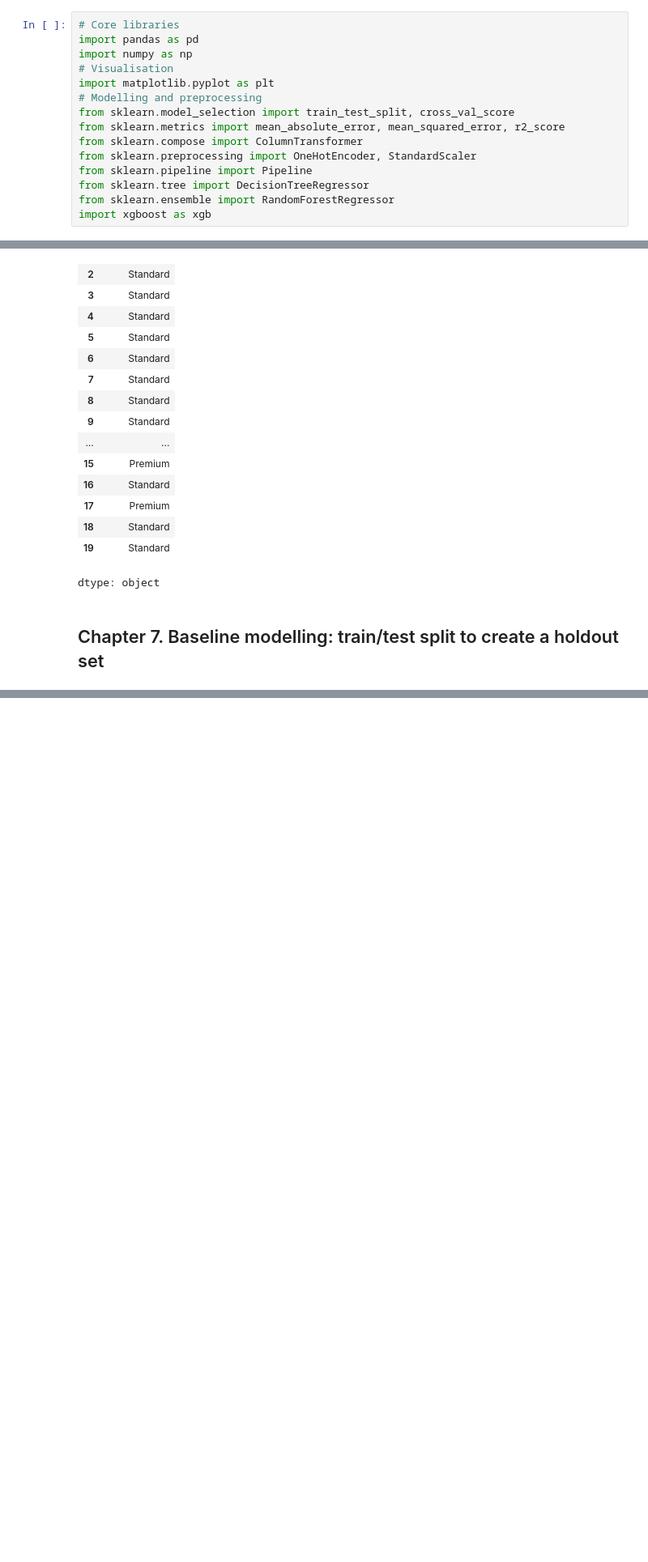
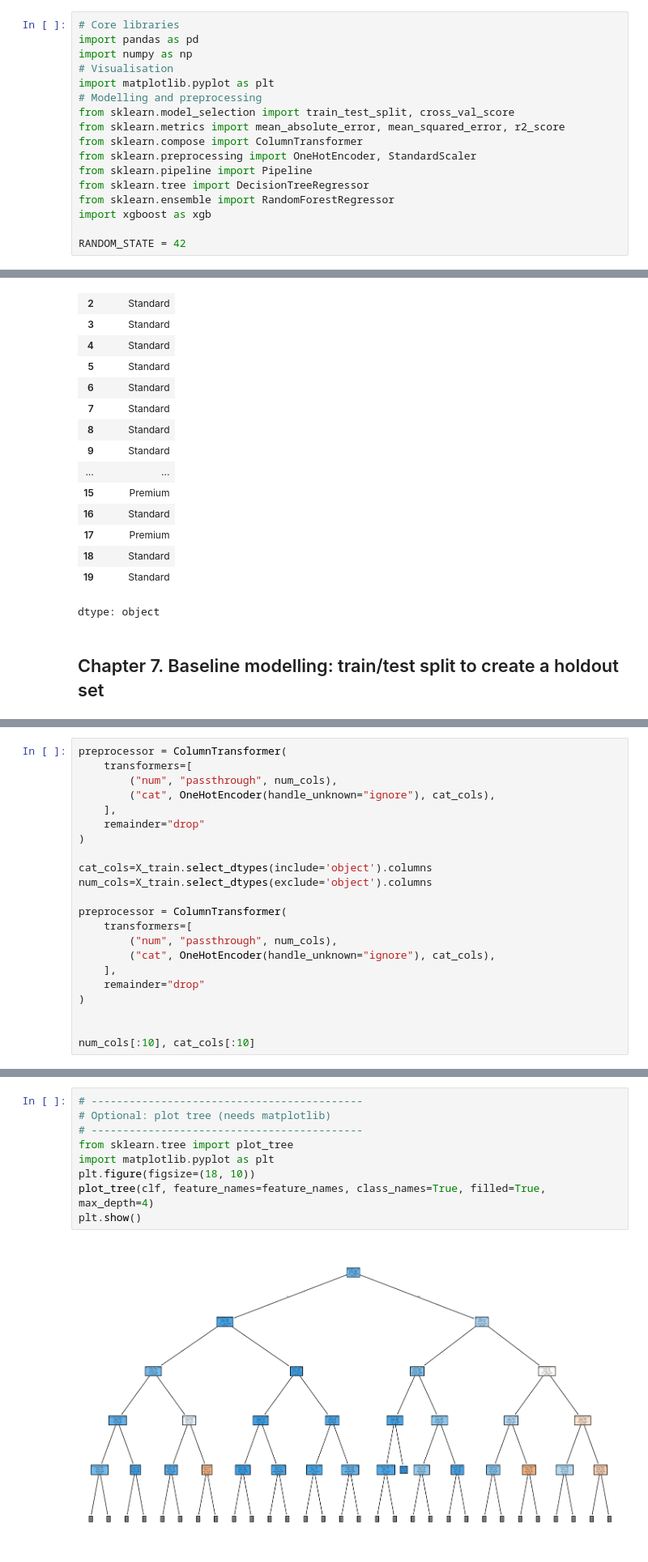
Before and after one commit to alpie13-blip/ADALL_github, a Jupyter notebook: ADALL/4641601C_ADALL_Project. v4.ipynb, the cells around one changed output, grey strips where cells are left out. Shown at 81% size. Saved outputs shown, nothing was run; the diff lists cells and outputs as text; blank space fills up the shorter version.

```diff
--- a/ADALL/4641601C_ADALL_Project. v4.ipynb
+++ b/ADALL/4641601C_ADALL_Project. v4.ipynb
@@ -15,3 +15,5 @@ from sklearn.pipeline import Pipeline
 from sklearn.tree import DecisionTreeRegressor
 from sklearn.ensemble import RandomForestRegressor
 import xgboost as xgb
+
+RANDOM_STATE = 42
@@ -5363,0 +754,22 @@ False Negatives (FN): 83
+# %%
+preprocessor = ColumnTransformer(
+    transformers=[
+        ("num", "passthrough", num_cols),
+        ("cat", OneHotEncoder(handle_unknown="ignore"), cat_cols),
+    ],
+    remainder="drop"
+)
+
+cat_cols=X_train.select_dtypes(include='object').columns
+num_cols=X_train.select_dtypes(exclude='object').columns
+
+preprocessor = ColumnTransformer(
+    transformers=[
+        ("num", "passthrough", num_cols),
+        ("cat", OneHotEncoder(handle_unknown="ignore"), cat_cols),
+    ],
+    remainder="drop"
+)
+
+
+num_cols[:10], cat_cols[:10]
@@ -5363,0 +875,11 @@ False Negatives (FN): 83
+# %%
+# -------------------------------------------
+# Optional: plot tree (needs matplotlib)
+# -------------------------------------------
+from sklearn.tree import plot_tree
+import matplotlib.pyplot as plt
+plt.figure(figsize=(18, 10))
+plot_tree(clf, feature_names=feature_names, class_names=True, filled=True, max_depth=4)
+plt.show()
+# %% [output]
+[figure, added]
```
Also changed, not shown: parts of 57 cells of this notebook.
